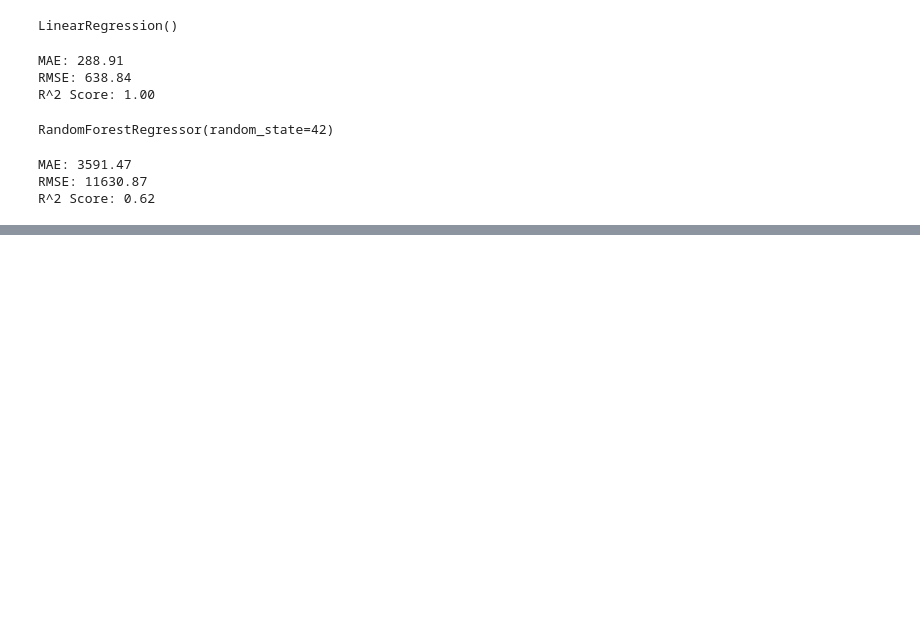
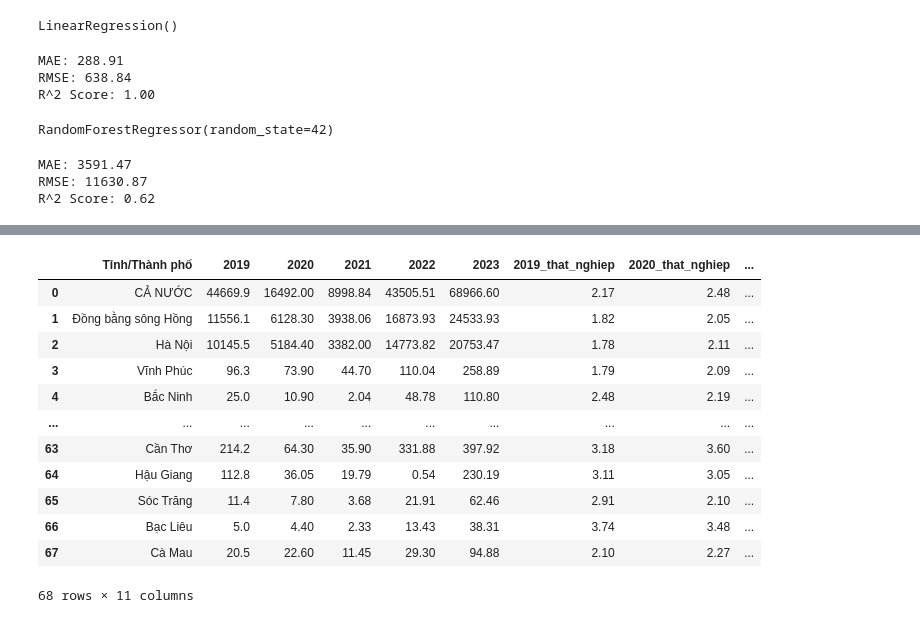
Before and after one commit to honguyenhoangphat/Thuthap_Tien_XuLyDuLieu, a Jupyter notebook: DoAnCuoiKy/Doanh thu du lịch.ipynb, the cells around one changed output, grey strips where cells are left out. Saved outputs shown, nothing was run; the diff lists cells and outputs as text; code cells hidden in the pictures; blank space fills up the shorter version.

```diff
--- a/DoAnCuoiKy/Doanh thu du lịch.ipynb
+++ b/DoAnCuoiKy/Doanh thu du lịch.ipynb
@@ -207,0 +226,3 @@ R^2 Score: 0.62
+# %%
+that_nghiep = pd.read_csv('that_nghiep_xuly.csv')
+that_nghiep
@@ -207,0 +243,17 @@ R^2 Score: 0.62
+# %%
+merge_df = pd.merge(clean_df, that_nghiep, on='Tỉnh/Thành phố', suffixes=('', '_that_nghiep'))
+merge_df
+# %% [output]
+|  | Tỉnh/Thành phố | 2019 | 2020 | 2021 | 2022 | 2023 | 2019_that_nghiep | 2020_that_nghiep | ... |
+| 0 | CẢ NƯỚC | 44669.9 | 16492.00 | 8998.84 | 43505.51 | 68966.60 | 2.17 | 2.48 | ... |
+| 1 | Đồng bằng sông Hồng | 11556.1 | 6128.30 | 3938.06 | 16873.93 | 24533.93 | 1.82 | 2.05 | ... |
+| 2 | Hà Nội | 10145.5 | 5184.40 | 3382.00 | 14773.82 | 20753.47 | 1.78 | 2.11 | ... |
+| 3 | Vĩnh Phúc | 96.3 | 73.90 | 44.70 | 110.04 | 258.89 | 1.79 | 2.09 | ... |
+| 4 | Bắc Ninh | 25.0 | 10.90 | 2.04 | 48.78 | 110.80 | 2.48 | 2.19 | ... |
+| ... | ... | ... | ... | ... | ... | ... | ... | ... | ... |
+| 63 | Cần Thơ | 214.2 | 64.30 | 35.90 | 331.88 | 397.92 | 3.18 | 3.60 | ... |
+| 64 | Hậu Giang | 112.8 | 36.05 | 19.79 | 0.54 | 230.19 | 3.11 | 3.05 | ... |
+| 65 | Sóc Trăng | 11.4 | 7.80 | 3.68 | 21.91 | 62.46 | 2.91 | 2.10 | ... |
+| 66 | Bạc Liêu | 5.0 | 4.40 | 2.33 | 13.43 | 38.31 | 3.74 | 3.48 | ... |
+| 67 | Cà Mau | 20.5 | 22.60 | 11.45 | 29.30 | 94.88 | 2.10 | 2.27 | ... |
+68 rows × 11 columns
```
Also changed, not shown: parts of 3 cells of this notebook.
